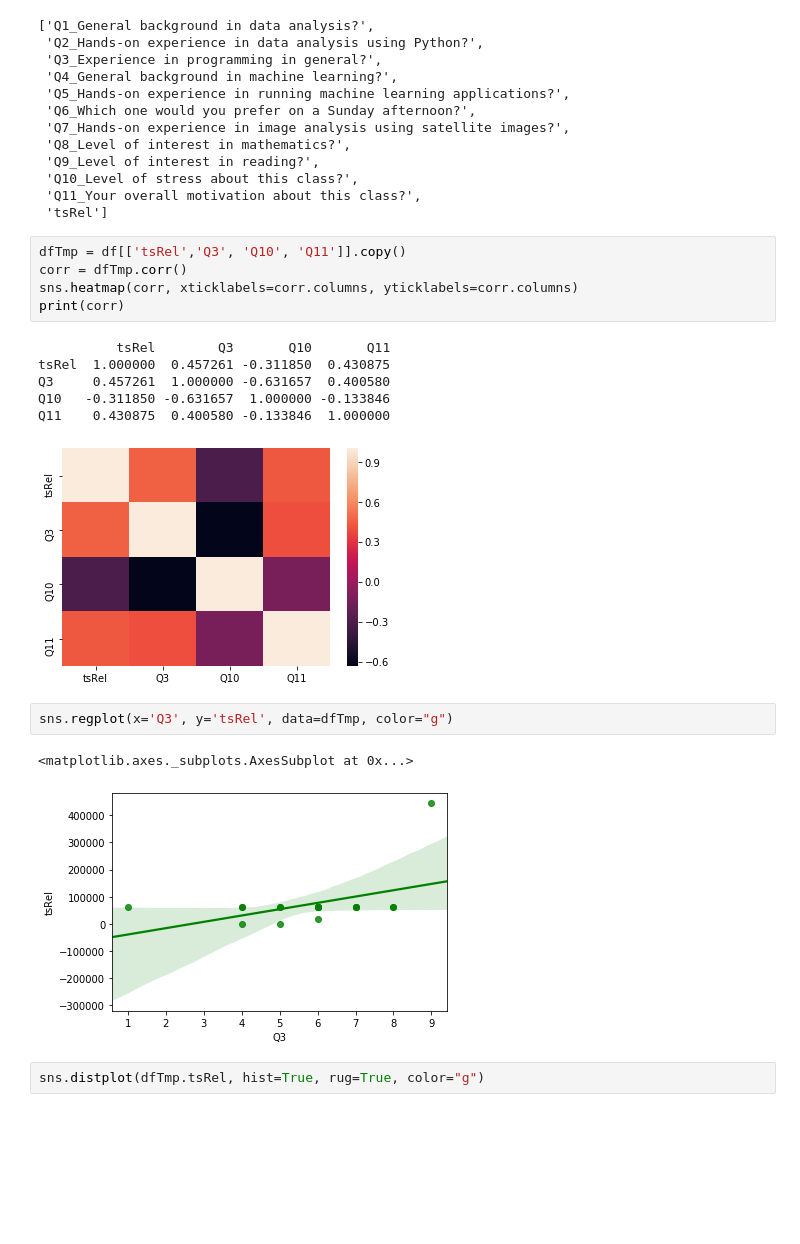
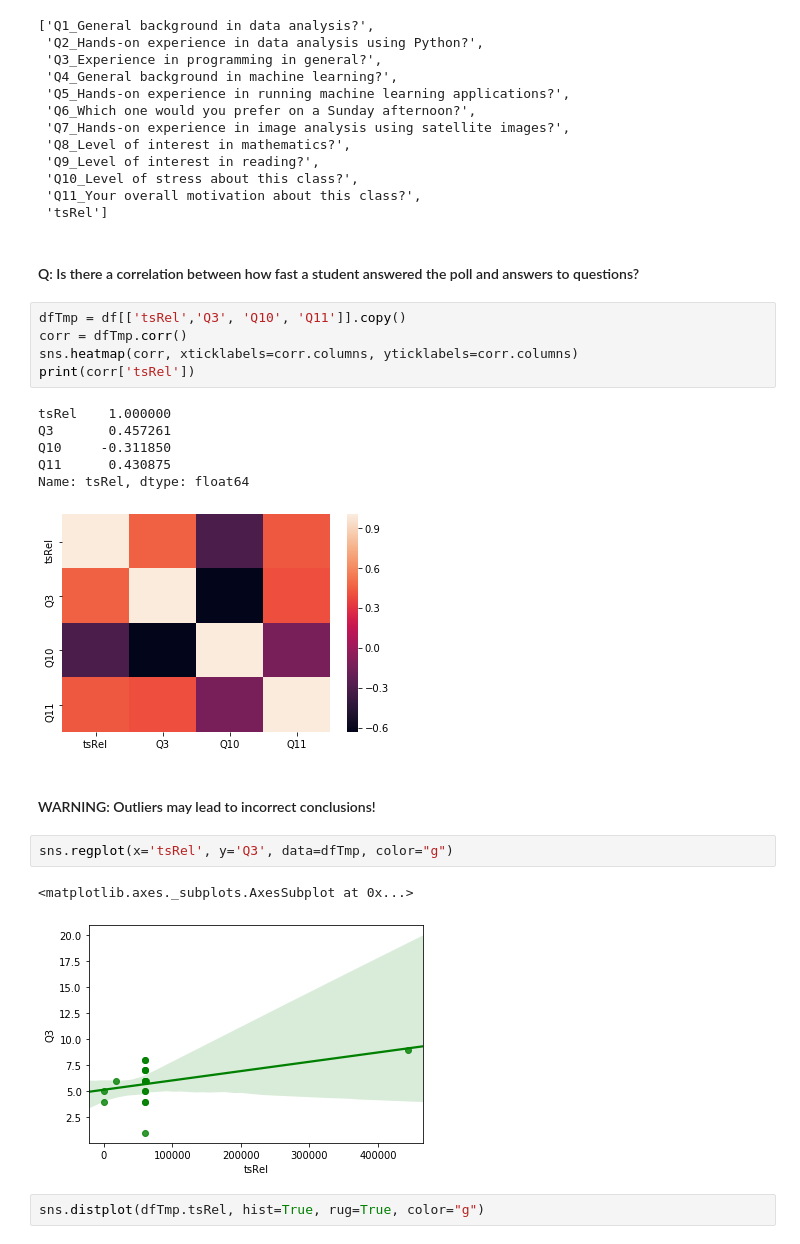
Before and after one commit to asrenninger/Week2, a Jupyter notebook: ml_on_small_data.ipynb, the cells around one changed output. Cells and saved outputs as stored; diff of their text form; blank space fills up the shorter version.

```diff
--- a/ml_on_small_data.ipynb
+++ b/ml_on_small_data.ipynb
@@ -170,23 +170,27 @@ initCol
  'Q10_Level of stress about this class?',
  'Q11_Your overall motivation about this class?',
  'tsRel']
+# %% [markdown]
+#### Q: Is there a correlation between how fast a student answered the poll and answers to questions?
 # %%
 dfTmp = df[['tsRel','Q3', 'Q10', 'Q11']].copy()
 corr = dfTmp.corr()
 sns.heatmap(corr, xticklabels=corr.columns, yticklabels=corr.columns)
-print(corr)
+print(corr['tsRel'])
 # %% [output]
-          tsRel        Q3       Q10       Q11
-tsRel  1.000000  0.457261 -0.311850  0.430875
-Q3     0.457261  1.000000 -0.631657  0.400580
-Q10   -0.311850 -0.631657  1.000000 -0.133846
-Q11    0.430875  0.400580 -0.133846  1.000000
+tsRel    1.000000
+Q3       0.457261
+Q10     -0.311850
+Q11      0.430875
+Name: tsRel, dtype: float64
 [figure]
+# %% [markdown]
+#### WARNING: Outliers may lead to incorrect conclusions!
 # %%
-sns.regplot(x='Q3', y='tsRel', data=dfTmp, color="g")
+sns.regplot(x='tsRel', y='Q3', data=dfTmp, color="g")
 # %% [output]
 <matplotlib.axes._subplots.AxesSubplot at 0x...>
-[figure, old version]
+[figure, new version]
 # %%
 sns.distplot(dfTmp.tsRel, hist=True, rug=True, color="g")
 # %% [output]
```
Also changed, not shown: parts of 47 cells of this notebook, 6 other files.
